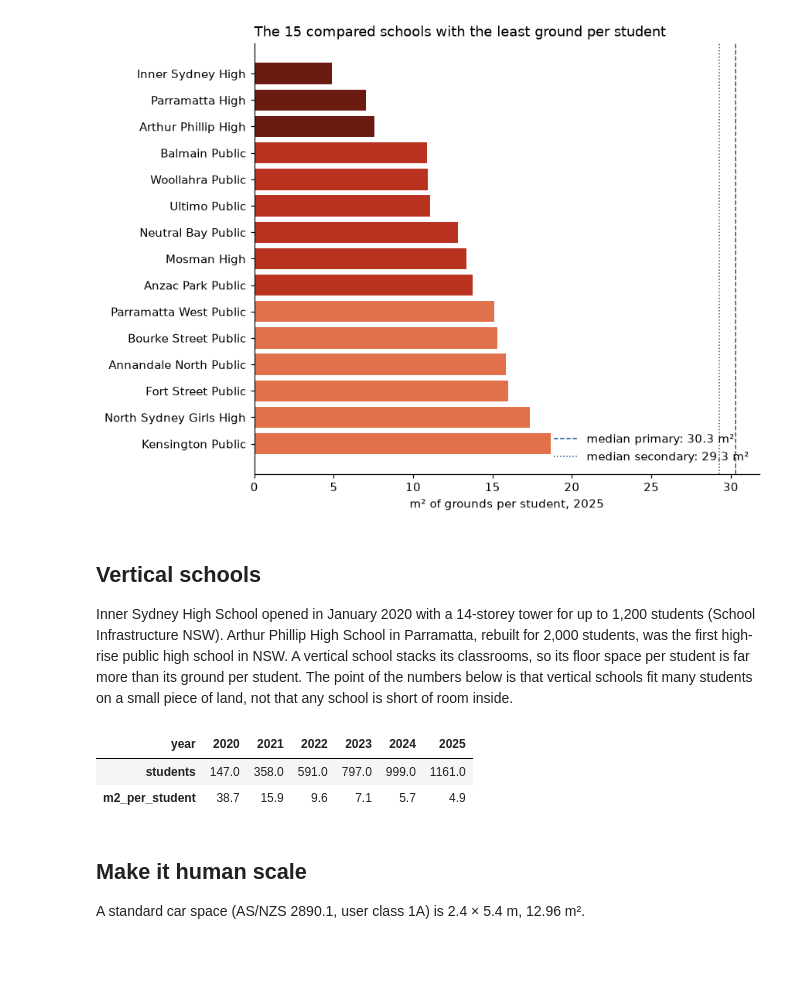
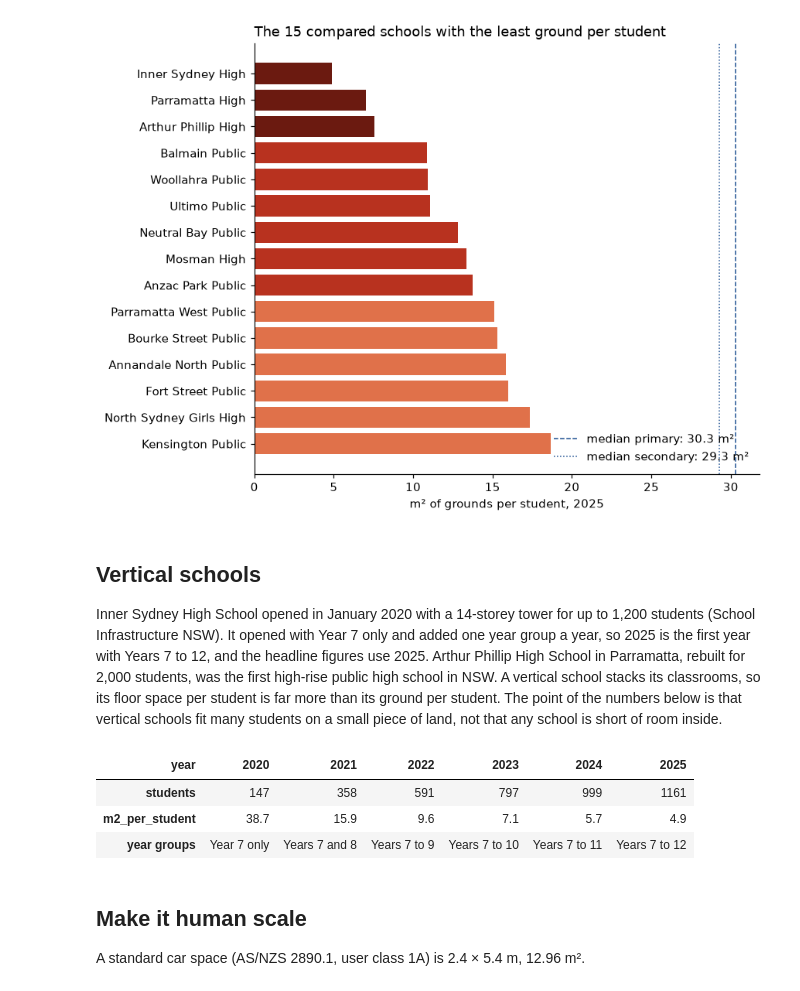
Before and after one commit to cjmuldoon/plotlay-sydney-schools, a Jupyter notebook: python/school_grounds_per_student.ipynb, the cells around one changed output. Cells and saved outputs as stored; diff of their text form; code cells hidden in the pictures; blank space fills up the shorter version.

```diff
--- a/python/school_grounds_per_student.ipynb
+++ b/python/school_grounds_per_student.ipynb
@@ -126,17 +126,22 @@ plt.tight_layout(); plt.show()
 ## Vertical schools
 
 Inner Sydney High School opened in January 2020 with a 14-storey tower for up to 1,200 students (School Infrastructure
-NSW). Arthur Phillip High School in Parramatta, rebuilt for 2,000 students, was the first high-rise public high school in
+NSW). It opened with Year 7 only and added one year group a year, so 2025 is the first year with Years 7 to 12, and the
+headline figures use 2025. Arthur Phillip High School in Parramatta, rebuilt for 2,000 students, was the first high-rise public high school in
 NSW. A vertical school stacks its classrooms, so its floor space per student is far more than its ground per student.
 The point of the numbers below is that vertical schools fit many students on a small piece of land, not that any school
 is short of room inside.
-# %%
-fill = long[long.school_name == 'Inner Sydney High School'][['year', 'students', 'm2_per_student']].round(1)
-fill[fill.year >= 2020].set_index('year').T
-# %% [output]
-| year | 2020 | 2021 | 2022 | 2023 | 2024 | 2025 |
-| students | 147.0 | 358.0 | 591.0 | 797.0 | 999.0 | 1161.0 |
-| m2_per_student | 38.7 | 15.9 | 9.6 | 7.1 | 5.7 | 4.9 |
+# %%
+# a staged opening: Year 7 in 2020, one year group added each year, Years 7 to 12 in 2025
+staged = long[long.school_name == 'Inner Sydney High School'][['year', 'students', 'm2_per_student']].round(1)
+staged = staged[staged.year >= 2020].set_index('year')
+staged['year groups'] = ['Year 7 only', 'Years 7 and 8'] + [f'Years 7 to {7 + k}' for k in range(2, len(staged))]
+staged.T
+# %% [output]
+| year | 2020 | 2021 | 2022 | 2023 | 2024 | 2025 |
+| students | 147 | 358 | 591 | 797 | 999 | 1161 |
+| m2_per_student | 38.7 | 15.9 | 9.6 | 7.1 | 5.7 | 4.9 |
+| year groups | Year 7 only | Years 7 and 8 | Years 7 to 9 | Years 7 to 10 | Years 7 to 11 | Years 7 to 12 |
 # %% [markdown]
 ## Make it human scale
 
```
Also changed, not shown: parts of 4 cells of this notebook, 19 other files.
